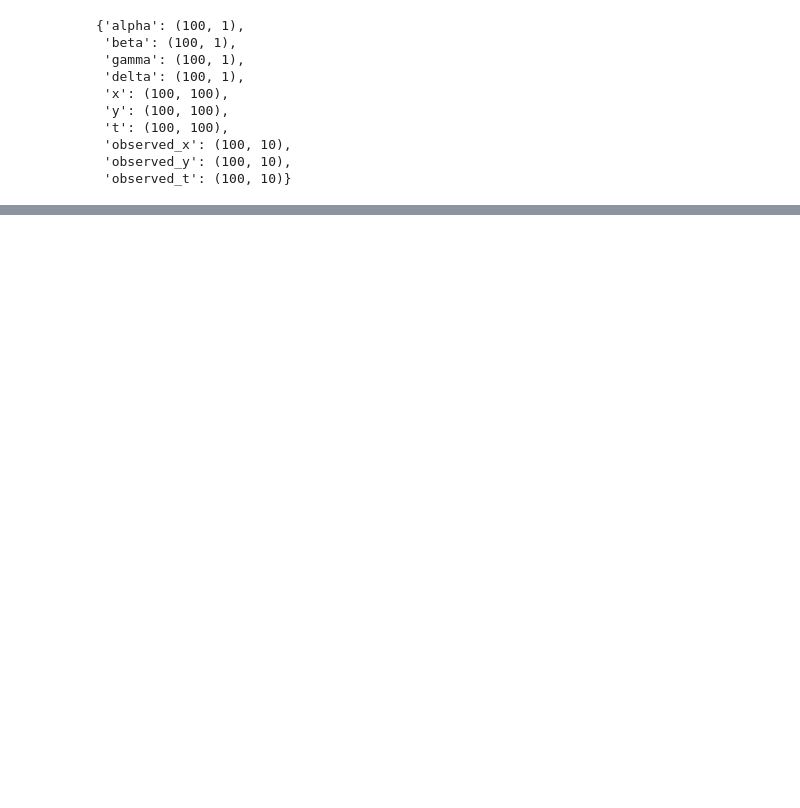
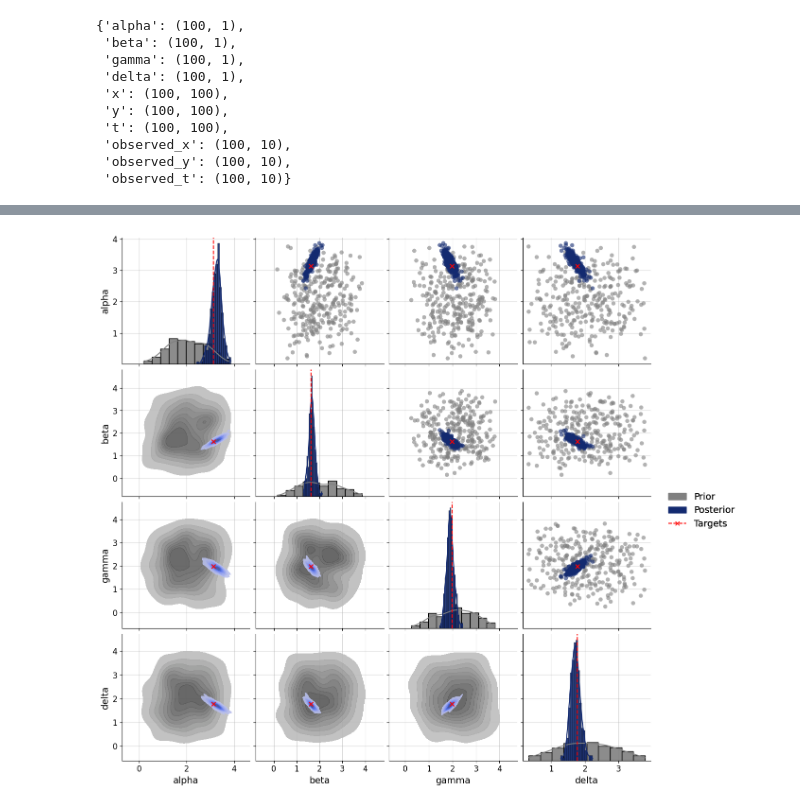
Before and after one commit to bayesflow-org/bf2-paper-case-study, a Jupyter notebook: bf2_case_study.ipynb, the cells around one changed output, grey strips where cells are left out. Saved outputs shown, nothing was run; the diff lists cells and outputs as text; code cells hidden in the pictures; blank space fills up the shorter version.

```diff
--- a/bf2_case_study.ipynb
+++ b/bf2_case_study.ipynb
@@ -169,0 +257,11 @@ plot_trajectores(samples, ["x", "y"], ["Prey", "Predator"])
+# %%
+estimates = e2e_workflow.sample(num_samples=300, conditions=validation_set)
+
+f = bf.diagnostics.plots.pairs_posterior(
+    estimates=estimates,
+    targets=validation_set,
+    dataset_id=0,
+    priors=validation_set
+)
+# %% [output]
+[figure, added]
```
Also changed, not shown: parts of 16 cells of this notebook, 3 other files.
